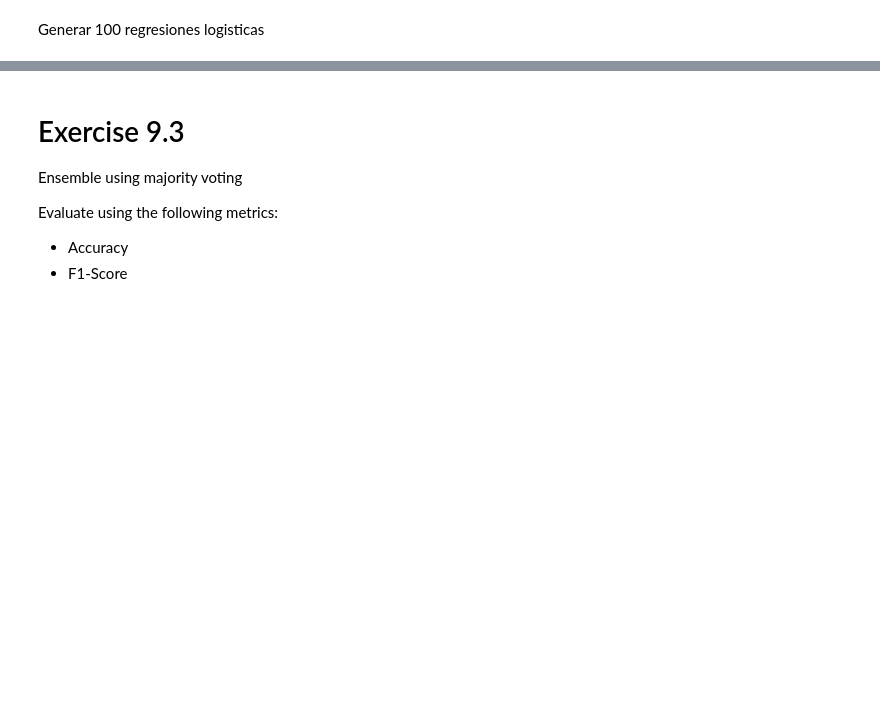
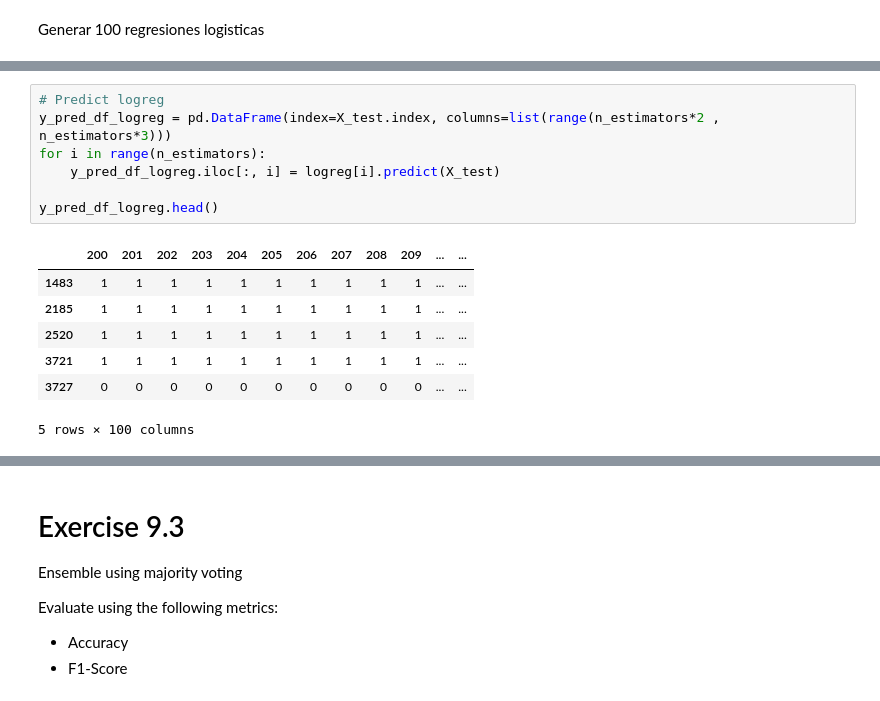
Before and after one commit to andresmarin94/Miner-a-de-datos, a Jupyter notebook: E9-Bagging.ipynb, the cells around one changed output, grey strips where cells are left out. Drawn from its saved outputs; the diff is of its cells as text; blank space fills up the shorter version.

```diff
--- a/E9-Bagging.ipynb
+++ b/E9-Bagging.ipynb
@@ -186,0 +203,15 @@ for i, sample3 in enumerate(samples):
+# %%
+# Predict logreg
+y_pred_df_logreg = pd.DataFrame(index=X_test.index, columns=list(range(n_estimators*2 , n_estimators*3)))
+for i in range(n_estimators):
+    y_pred_df_logreg.iloc[:, i] = logreg[i].predict(X_test)
+
+y_pred_df_logreg.head()
+# %% [output]
+|  | 200 | 201 | 202 | 203 | 204 | 205 | 206 | 207 | 208 | 209 | ... | ... |
+| 1483 | 1 | 1 | 1 | 1 | 1 | 1 | 1 | 1 | 1 | 1 | ... | ... |
+| 2185 | 1 | 1 | 1 | 1 | 1 | 1 | 1 | 1 | 1 | 1 | ... | ... |
+| 2520 | 1 | 1 | 1 | 1 | 1 | 1 | 1 | 1 | 1 | 1 | ... | ... |
+| 3721 | 1 | 1 | 1 | 1 | 1 | 1 | 1 | 1 | 1 | 1 | ... | ... |
+| 3727 | 0 | 0 | 0 | 0 | 0 | 0 | 0 | 0 | 0 | 0 | ... | ... |
+5 rows × 100 columns
```
Also changed, not shown: parts of 17 cells of this notebook.
